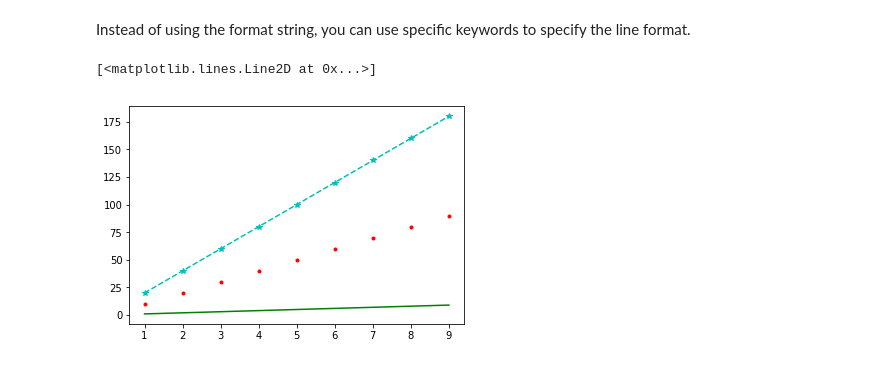
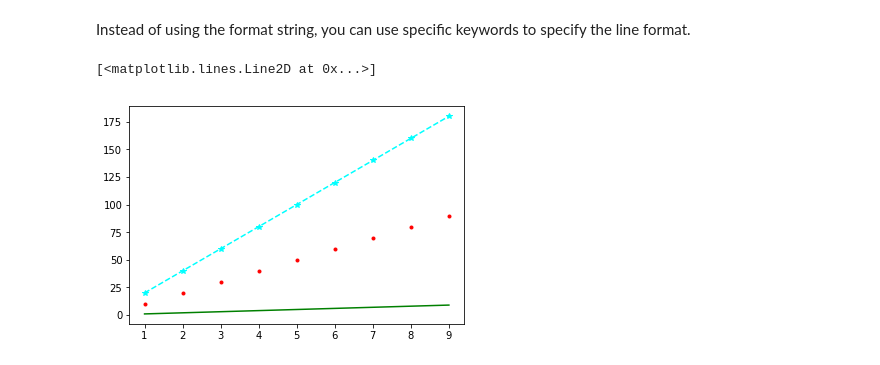
Before and after one commit to hotcode002/Machine-Learning-with-Python, a Jupyter notebook: week_1_basics/day_5_ml_plotting_libraries/notebooks/matplotlib.ipynb, the cells around one changed output. Drawn from its saved outputs; the diff is of its cells as text; code cells hidden in the pictures.

```diff
--- a/week_1_basics/day_5_ml_plotting_libraries/notebooks/matplotlib.ipynb
+++ b/week_1_basics/day_5_ml_plotting_libraries/notebooks/matplotlib.ipynb
@@ -455,8 +455,8 @@ Just google _matplotlib format string_ for more details on the different values
 Instead of using the format string, you can use specific keywords to specify the line format.
 # %%
 plt.plot(x,y1,color="green")      # Make the line green
-plt.plot(x,y2,color="red",)     # Make the line red, with dots for the points
-plt.plot(x,y3,color="cyan, linestyle="--", marker="--")    # Make the line cyan with a dashed line
+plt.plot(x,y2,color="red",linestyle="none",marker=".")     # Make the line red, with dots for the points
+plt.plot(x,y3,color="cyan", linestyle="dashed", marker="*")    # Make the line cyan with a dashed line
 # %% [output]
 [<matplotlib.lines.Line2D at 0x...>]
-[figure, old version]
+[figure, new version]
```
Also changed, not shown: parts of 7 cells of this notebook.
